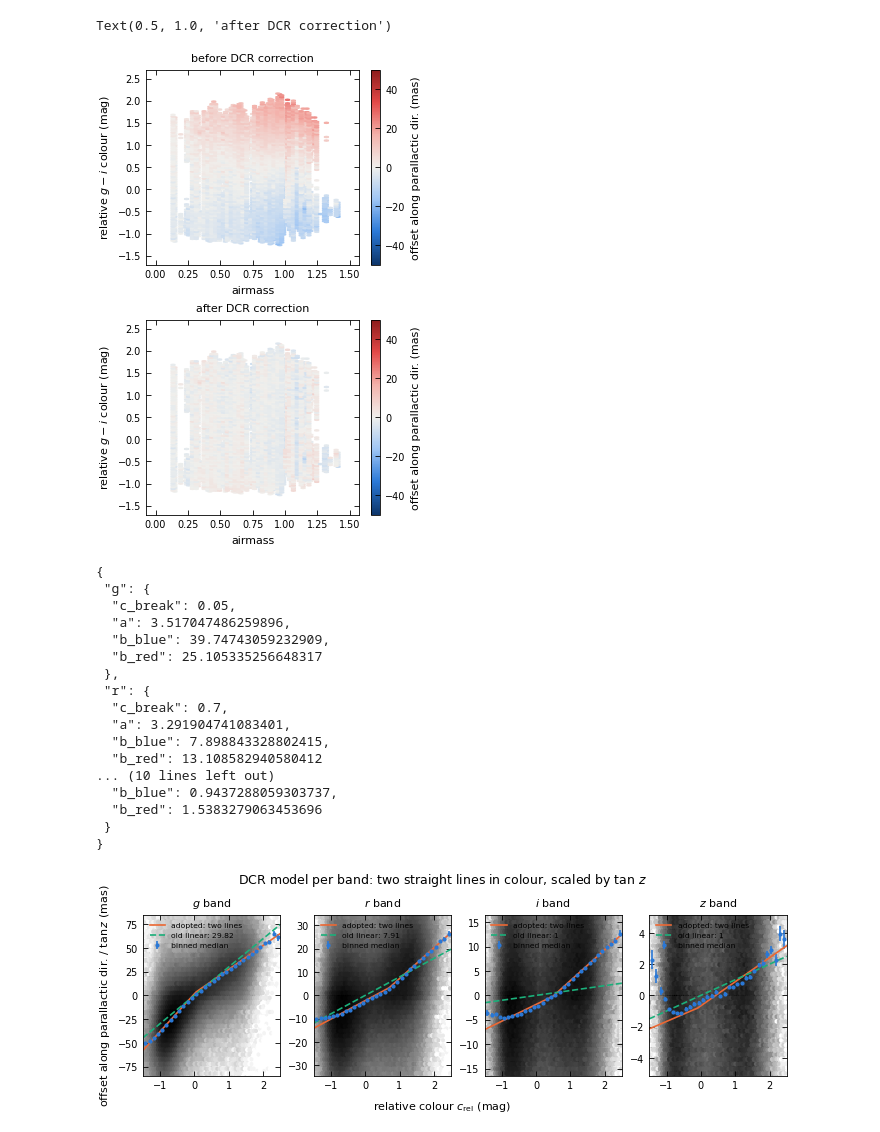
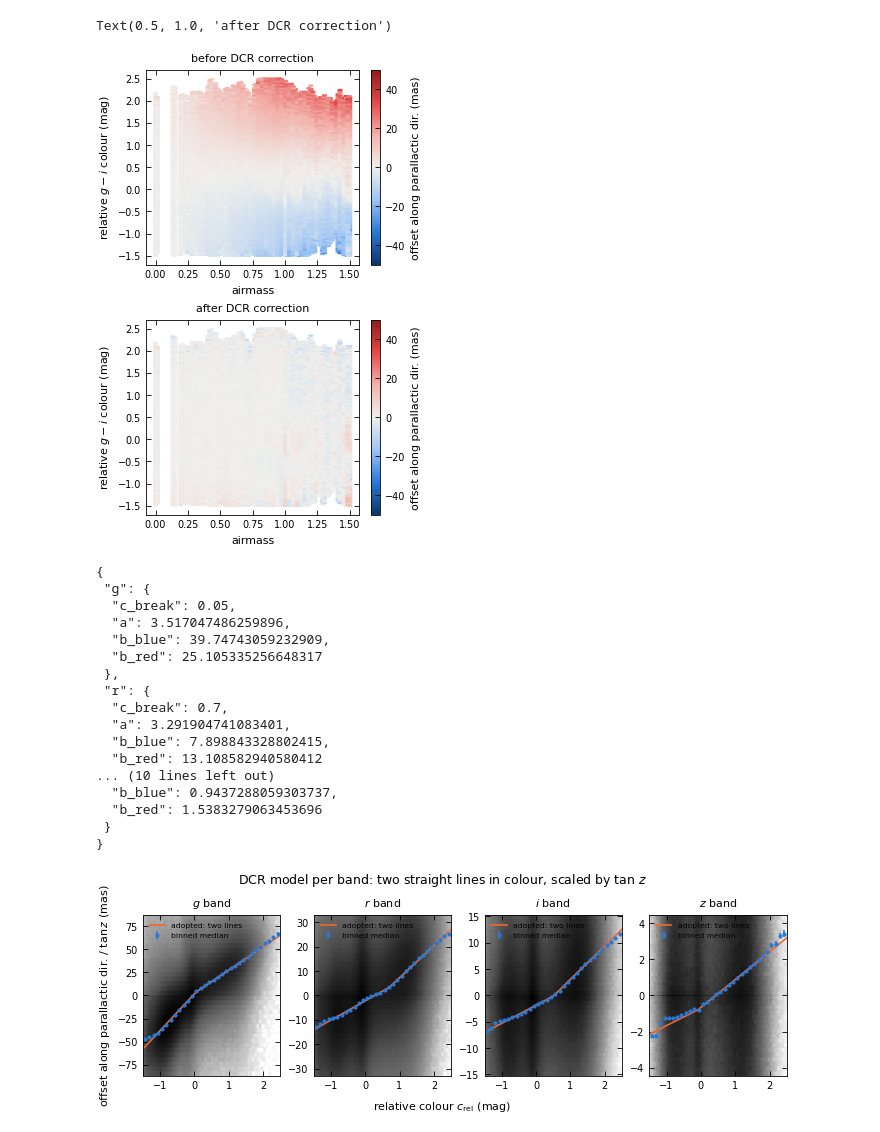
Before and after one commit to nadafalou/LegacyPM, a Jupyter notebook: run/dcr-plots.ipynb, the cells around one changed output. Cells and saved outputs as stored; diff of their text form; code cells hidden in the pictures.

Commit message:
Figures: per-epoch figures from 8 slices, all-slice footprint, drop old linear DCR line, error-floor legend; run_notebooks.sbatch

```diff
--- a/run/dcr-plots.ipynb
+++ b/run/dcr-plots.ipynb
@@ -12,7 +12,7 @@ from py_files import brick_DCR
 # forced = fits.open('/pscratch/sd/n/nelfalou/fw-test/forced-brickwise-0292p045.fits')[1].data
 # %%
 # [EDITED 2026-10-12] data come from the combined per-slice files (slurm/combine_catalogue.py)
-EPOCH_DEGREES = ['000']
+EPOCH_DEGREES = ['000', '008', '016', '024', '032', '040', '048', '056']   # 8 slices spread over RA 0-63 (per-epoch data: ~8M rows per slice)
 PLOTS = '../writeup/plots/'
 from py_files import pm_analysis as pma
 from py_files import plot_style as ps
@@ -216,7 +216,7 @@ plt.title("after DCR correction")
 # plt.savefig('dcr3.png')
 # %% [output]
 Text(0.5, 1.0, 'after DCR correction')
-[figure, old version]
+[figure, new version]
 # %%
 # [EDITED 2026-10-23] A3: F3 now shows the adopted two-line DCR model
 # F3: the adopted DCR model per band (since 2026-10-23): offset along the parallactic direction
@@ -226,7 +226,6 @@ Text(0.5, 1.0, 'after DCR correction')
 # Data: high-S/N epochs (sigma < 10 mas) before the DCR correction, tan z > 0.3 (dividing by small tan z only adds noise).
 bands = ['g', 'r', 'i', 'z']
 import json
-OLD_K = {'g': 29.82, 'r': 7.91, 'i': 1., 'z': 1.}   # linear model used until 2026-10-23
 cbins = np.linspace(-1.5, 2.5, 33)
 fig, axes = plt.subplots(1, 4, figsize=(ps.PAGE, 2.5), sharex=True, constrained_layout=True)
 for ax, b in zip(axes, bands):
@@ -249,35 +248,34 @@ for ax, b in zip(axes, bands):
     ax.errorbar(xc, ym, ye, fmt='o', ms=2, color=ps.SERIES[0], label='binned median')
     xl = np.linspace(-1.5, 2.5, 200)
     ax.plot(xl, brick_DCR.dcr_shift_mas(np.full(len(xl), b), xl, np.ones(len(xl))), color=ps.SERIES[1], ls='-',
             label='adopted: two lines')
-    ax.plot(xl, OLD_K[b] * xl, color=ps.SERIES[2], ls='--', label=f'old linear: {OLD_K[b]:g}')
     ax.set_xlim(-1.5, 2.5); ax.set_ylim(-lim, lim)
     ax.set_title(f'${b}$ band')
     ax.legend(fontsize=5.5, loc='upper left')
 axes[0].set_ylabel(r'offset along parallactic dir. / $\tan z$ (mas)')
 fig.supxlabel(r'relative colour $c_{\rm rel}$ (mag)', fontsize=8)
 fig.suptitle('DCR model per band: two straight lines in colour, scaled by tan $z$')
 plt.savefig(PLOTS + 'dcr_amplitude_fit.pdf')
 print(json.dumps(brick_DCR.DCR_MODEL['bands'], indent=1))
 # %% [output]
 {
  "g": {
   "c_break": 0.05,
   "a": 3.517047486259896,
   "b_blue": 39.74743059232909,
   "b_red": 25.105335256648317
  },
  "r": {
   "c_break": 0.7,
   "a": 3.291904741083401,
   "b_blue": 7.898843328802415,
   "b_red": 13.108582940580412
 ... (10 lines left out)
   "b_blue": 0.9437288059303737,
   "b_red": 1.5383279063453696
  }
 }
-[figure, old version]
+[figure, new version]
 # %%
 # [EDITED 2026-10-14] shared plot style (py_files/plot_style.py): print-size figure, colour-blind-safe colours
 # [EDITED 2026-10-14] colour scale in mas (+-50): DCR offsets are tens of mas; +-0.3 arcsec washed them out
```
Also changed, not shown: parts of 5 cells of this notebook, 19 other files.
